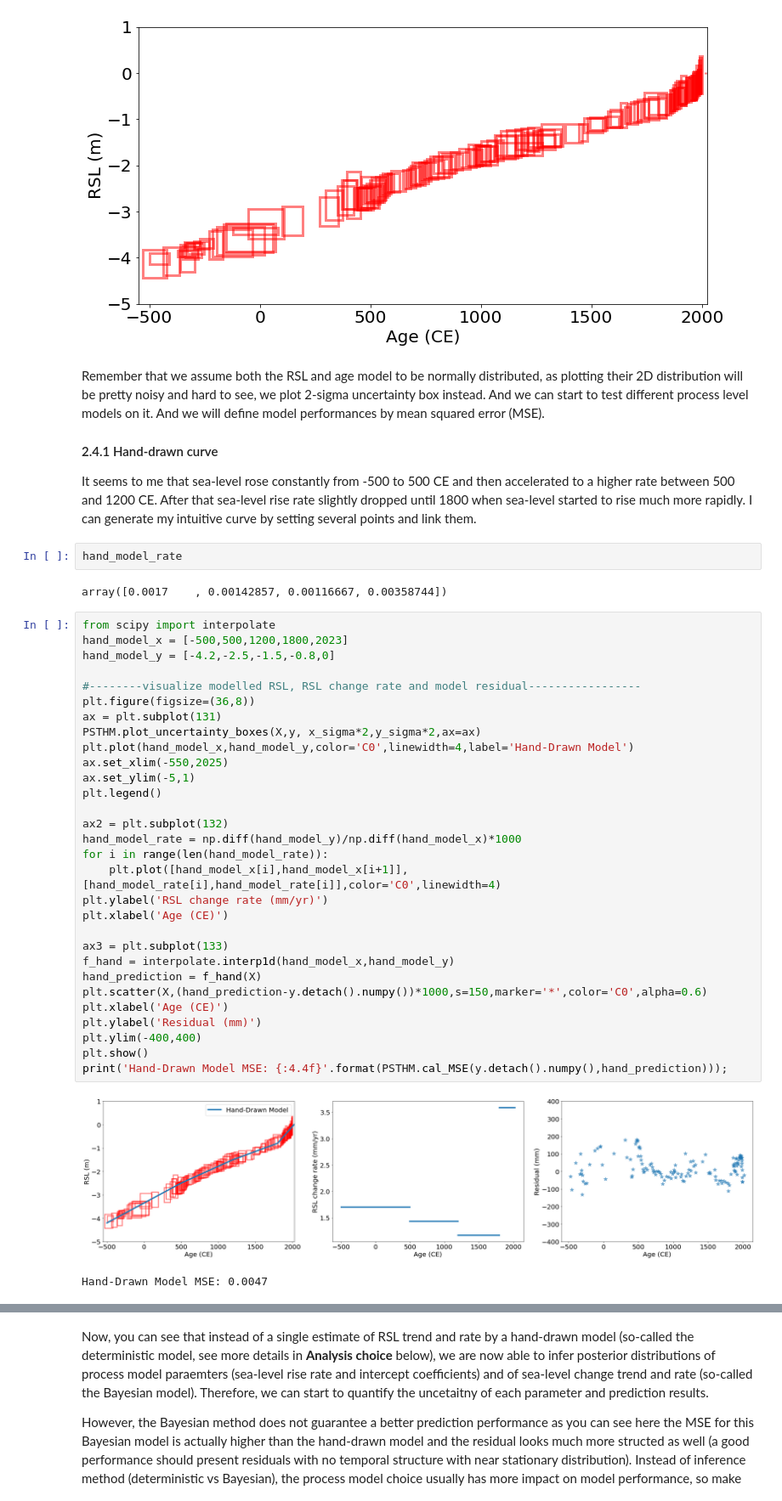
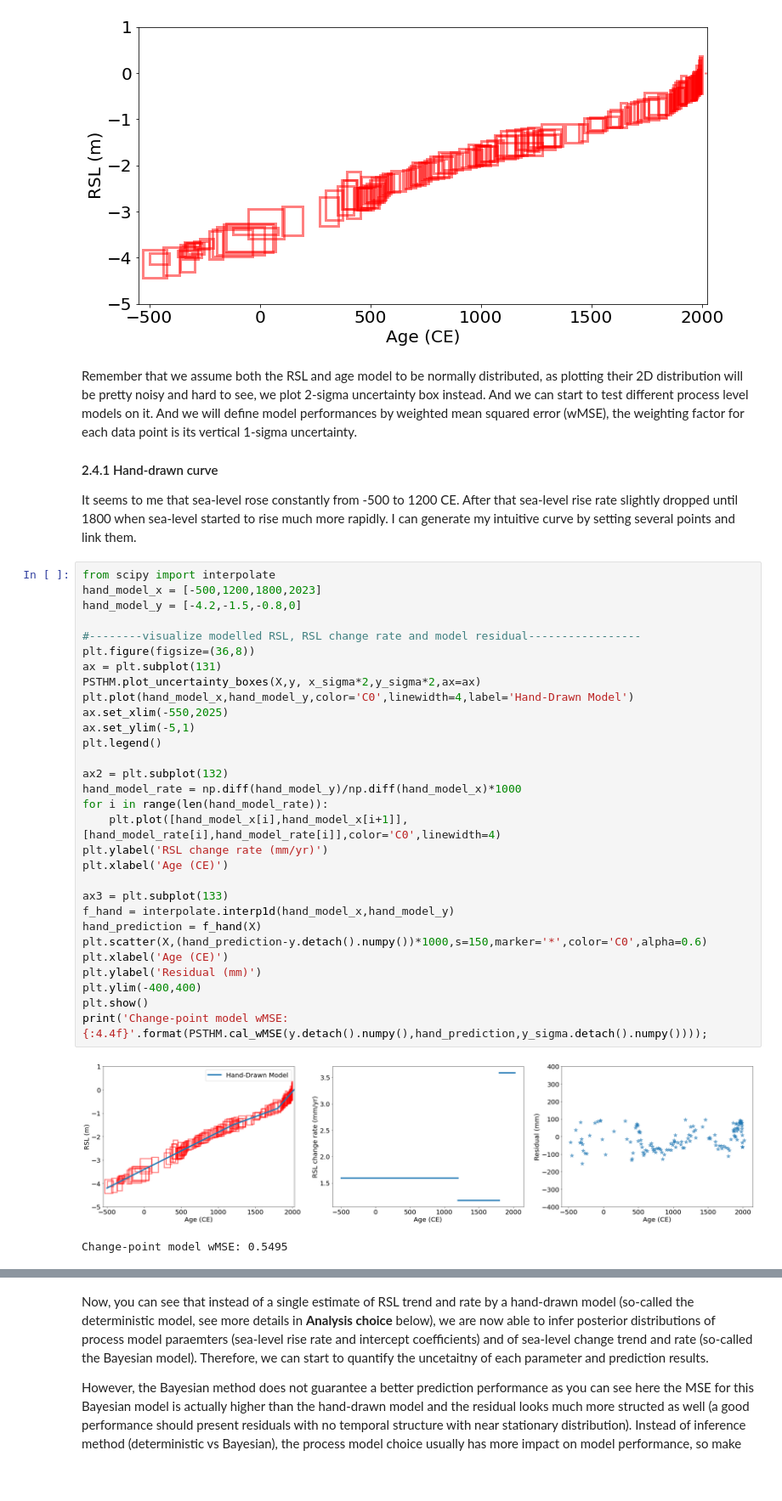
Before and after one commit to radical-collaboration/PaleoSTeHM, a Jupyter notebook: Tutorials/1. Introduction/Paleo_STeHM_intro.ipynb, the cells around one changed output, grey strips where cells are left out. Shown at 85% size. Drawn from its saved outputs; the diff is of its cells as text; blank space fills up the shorter version.

```diff
--- a/Tutorials/1. Introduction/Paleo_STeHM_intro.ipynb
+++ b/Tutorials/1. Introduction/Paleo_STeHM_intro.ipynb
@@ -327,46 +327,42 @@ plt.show();
 # %% [output]
 [figure]
 # %% [markdown]
-Remember that we assume both the RSL and age model to be normally distributed, as plotting their 2D distribution will be pretty noisy and hard to see, we plot 2-sigma uncertainty box instead. And we can start to test different process level models on it. And we will define model performances by mean squared error (MSE).
+Remember that we assume both the RSL and age model to be normally distributed, as plotting their 2D distribution will be pretty noisy and hard to see, we plot 2-sigma uncertainty box instead. And we can start to test different process level models on it. And we will define model performances by weighted mean squared error (wMSE), the weighting factor for each data point is its vertical 1-sigma uncertainty.
 
 #### 2.4.1 Hand-drawn curve
 
-It seems to me that sea-level rose constantly from -500 to 500 CE and then accelerated to a higher rate between 500 and 1200 CE. After that sea-level rise rate slightly dropped until 1800 when sea-level started to rise much more rapidly. I can generate my intuitive curve by setting several points and link them.
+It seems to me that sea-level rose constantly from -500 to 1200 CE. After that sea-level rise rate slightly dropped until 1800 when sea-level started to rise much more rapidly. I can generate my intuitive curve by setting several points and link them.
-# %%
-hand_model_rate
-# %% [output]
-array([0.0017    , 0.00142857, 0.00116667, 0.00358744])
 # %%
 from scipy import interpolate
-hand_model_x = [-500,500,1200,1800,2023]
-hand_model_y = [-4.2,-2.5,-1.5,-0.8,0]
+hand_model_x = [-500,1200,1800,2023]
+hand_model_y = [-4.2,-1.5,-0.8,0]
 
 #--------visualize modelled RSL, RSL change rate and model residual-----------------
 plt.figure(figsize=(36,8))
 ax = plt.subplot(131)
 PSTHM.plot_uncertainty_boxes(X,y, x_sigma*2,y_sigma*2,ax=ax)
 plt.plot(hand_model_x,hand_model_y,color='C0',linewidth=4,label='Hand-Drawn Model')
 ax.set_xlim(-550,2025)
 ax.set_ylim(-5,1)
 plt.legend()
 
 ax2 = plt.subplot(132)
 hand_model_rate = np.diff(hand_model_y)/np.diff(hand_model_x)*1000
 for i in range(len(hand_model_rate)):
     plt.plot([hand_model_x[i],hand_model_x[i+1]],[hand_model_rate[i],hand_model_rate[i]],color='C0',linewidth=4)
 plt.ylabel('RSL change rate (mm/yr)')
 plt.xlabel('Age (CE)')
 
 ax3 = plt.subplot(133)
 f_hand = interpolate.interp1d(hand_model_x,hand_model_y)
 hand_prediction = f_hand(X)
 plt.scatter(X,(hand_prediction-y.detach().numpy())*1000,s=150,marker='*',color='C0',alpha=0.6)
 plt.xlabel('Age (CE)')
 plt.ylabel('Residual (mm)')
 plt.ylim(-400,400)
 plt.show()
-print('Hand-Drawn Model MSE: {:4.4f}'.format(PSTHM.cal_MSE(y.detach().numpy(),hand_prediction)));
+print('Change-point model wMSE: {:4.4f}'.format(PSTHM.cal_wMSE(y.detach().numpy(),hand_prediction,y_sigma.detach().numpy())));
 # %% [output]
-[figure, old version]
+[figure, new version]
-Hand-Drawn Model MSE: 0.0047
+Change-point model wMSE: 0.5495
 # %% [markdown]
```
Also changed, not shown: parts of 7 cells of this notebook.
